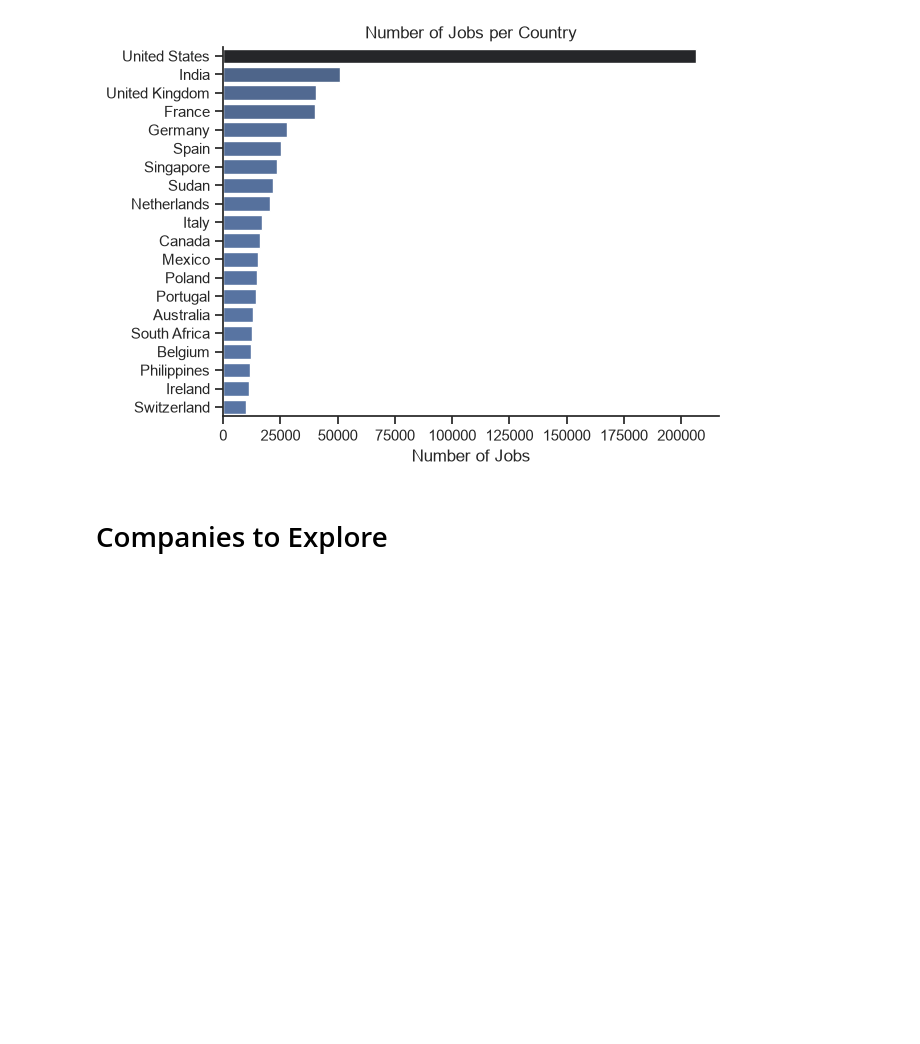
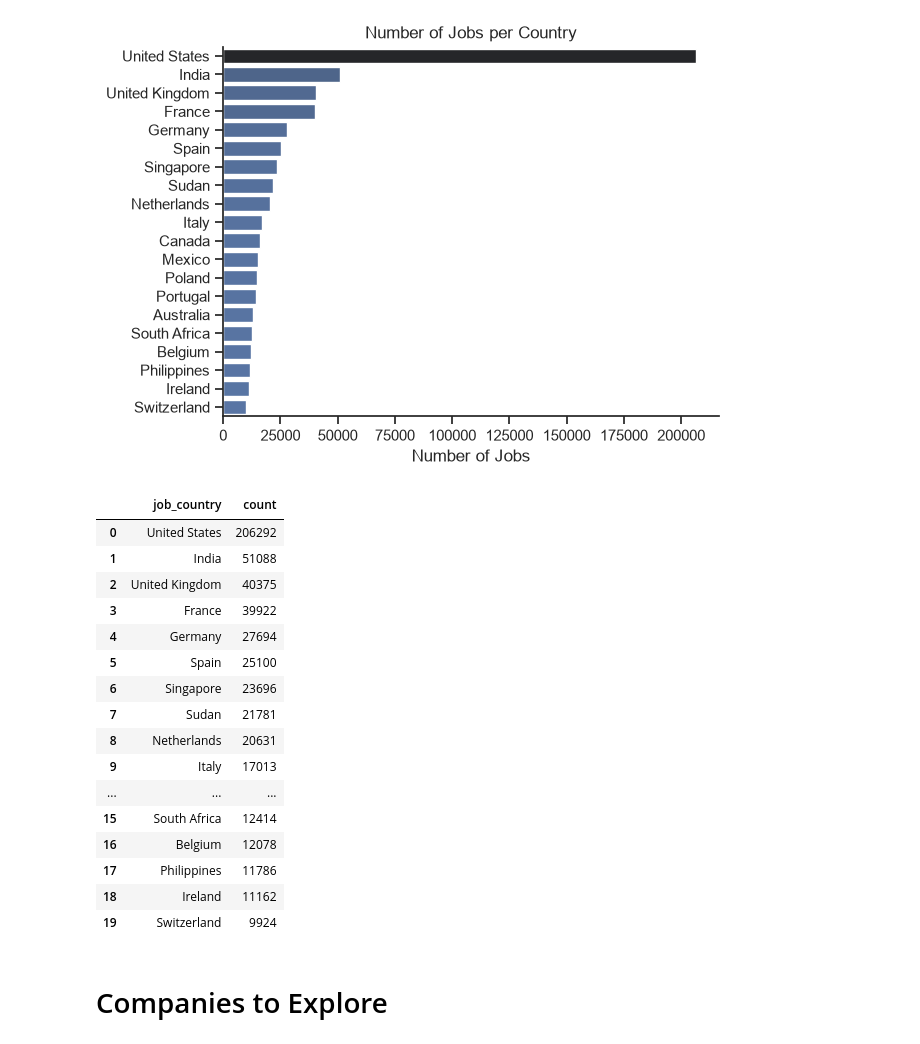
Before and after one commit to ahmedehabyoussef9-tech/Job---Skill-Pipeline-Analysis, a Jupyter notebook: 1_EDA.ipynb, the cells around one changed output. Saved outputs shown, nothing was run; the diff lists cells and outputs as text; code cells hidden in the pictures; blank space fills up the shorter version.

```diff
--- a/1_EDA.ipynb
+++ b/1_EDA.ipynb
@@ -28,6 +30,26 @@ plt.ylabel('')
 plt.show()
 # %% [output]
 [figure]
+# %%
+df_plot
+# %% [output]
+|  | job_country | count |
+| 0 | United States | 206292 |
+| 1 | India | 51088 |
+| 2 | United Kingdom | 40375 |
+| 3 | France | 39922 |
+| 4 | Germany | 27694 |
+| 5 | Spain | 25100 |
+| 6 | Singapore | 23696 |
+| 7 | Sudan | 21781 |
+| 8 | Netherlands | 20631 |
+| 9 | Italy | 17013 |
+| ... | ... | ... |
+| 15 | South Africa | 12414 |
+| 16 | Belgium | 12078 |
+| 17 | Philippines | 11786 |
+| 18 | Ireland | 11162 |
+| 19 | Switzerland | 9924 |
 # %% [markdown]
 # Companies to Explore
 # %%
```
Also changed, not shown: parts of 9 cells of this notebook, 13 other files.
